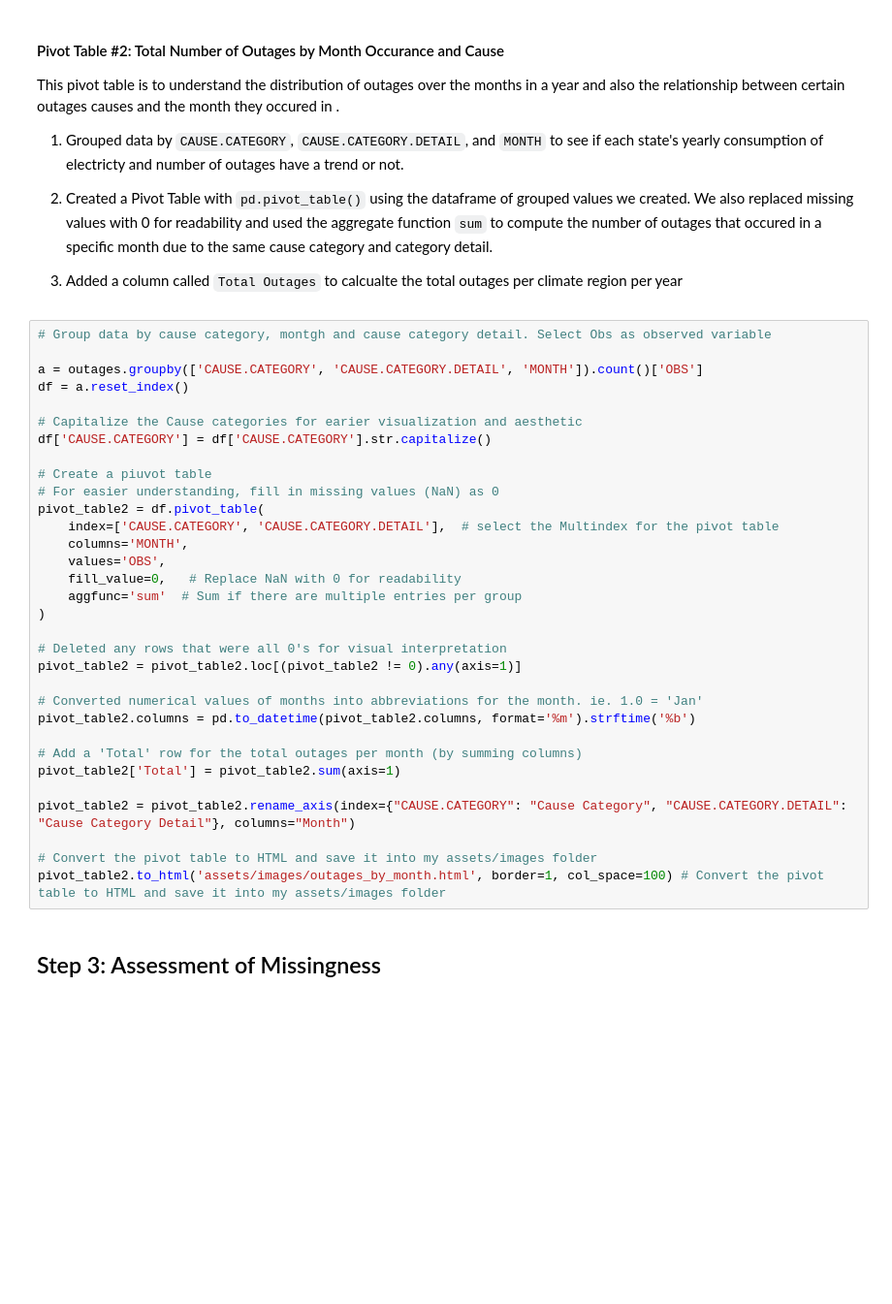
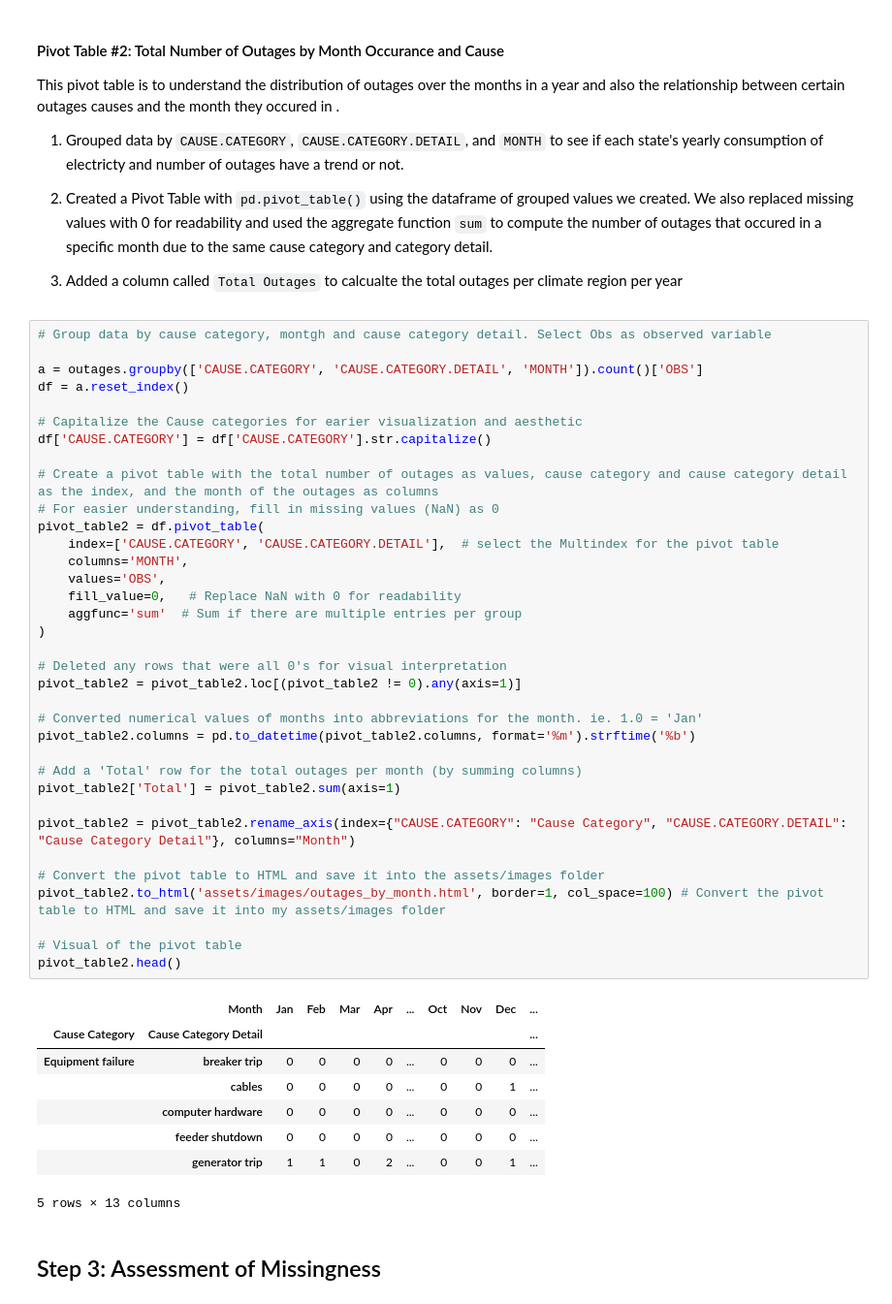
Before and after one commit to andiigonzalez/Power_Outage_Analysis, a Jupyter notebook: template.ipynb, the cells around one changed output. Shown at 97% size. Drawn from its saved outputs; the diff is of its cells as text; blank space fills up the shorter version.

```diff
--- a/template.ipynb
+++ b/template.ipynb
@@ -383,35 +390,47 @@ This pivot table is to understand the distribution of outages over the months in
 # %%
 # Group data by cause category, montgh and cause category detail. Select Obs as observed variable
 
 a = outages.groupby(['CAUSE.CATEGORY', 'CAUSE.CATEGORY.DETAIL', 'MONTH']).count()['OBS']
 df = a.reset_index()
 
 # Capitalize the Cause categories for earier visualization and aesthetic
 df['CAUSE.CATEGORY'] = df['CAUSE.CATEGORY'].str.capitalize()
 
-# Create a piuvot table
+# Create a pivot table with the total number of outages as values, cause category and cause category detail as the index, and the month of the outages as columns
 # For easier understanding, fill in missing values (NaN) as 0
 pivot_table2 = df.pivot_table(
     index=['CAUSE.CATEGORY', 'CAUSE.CATEGORY.DETAIL'],  # select the Multindex for the pivot table
     columns='MONTH',
     values='OBS',
     fill_value=0,   # Replace NaN with 0 for readability
     aggfunc='sum'  # Sum if there are multiple entries per group
 )
 
 # Deleted any rows that were all 0's for visual interpretation
 pivot_table2 = pivot_table2.loc[(pivot_table2 != 0).any(axis=1)]
 
 # Converted numerical values of months into abbreviations for the month. ie. 1.0 = 'Jan'
 pivot_table2.columns = pd.to_datetime(pivot_table2.columns, format='%m').strftime('%b')
 
 # Add a 'Total' row for the total outages per month (by summing columns)
 pivot_table2['Total'] = pivot_table2.sum(axis=1)
 
 pivot_table2 = pivot_table2.rename_axis(index={"CAUSE.CATEGORY": "Cause Category", "CAUSE.CATEGORY.DETAIL": "Cause Category Detail"}, columns="Month")
 
-# Convert the pivot table to HTML and save it into my assets/images folder
+# Convert the pivot table to HTML and save it into the assets/images folder
 pivot_table2.to_html('assets/images/outages_by_month.html', border=1, col_space=100) # Convert the pivot table to HTML and save it into my assets/images folder
+
+# Visual of the pivot table
+pivot_table2.head()
+# %% [output]
+|  | Month | Jan | Feb | Mar | Apr | ... | Oct | Nov | Dec | ... |
+| Cause Category | Cause Category Detail |  |  |  |  |  |  |  |  | ... |
+| Equipment failure | breaker trip | 0 | 0 | 0 | 0 | ... | 0 | 0 | 0 | ... |
+|  | cables | 0 | 0 | 0 | 0 | ... | 0 | 0 | 1 | ... |
+|  | computer hardware | 0 | 0 | 0 | 0 | ... | 0 | 0 | 0 | ... |
+|  | feeder shutdown | 0 | 0 | 0 | 0 | ... | 0 | 0 | 0 | ... |
+|  | generator trip | 1 | 1 | 0 | 2 | ... | 0 | 0 | 1 | ... |
+5 rows × 13 columns
 # %% [markdown]
 ## Step 3: Assessment of Missingness
 # %% [markdown]
```
Also changed, not shown: parts of 30 cells of this notebook, 21 other files.
